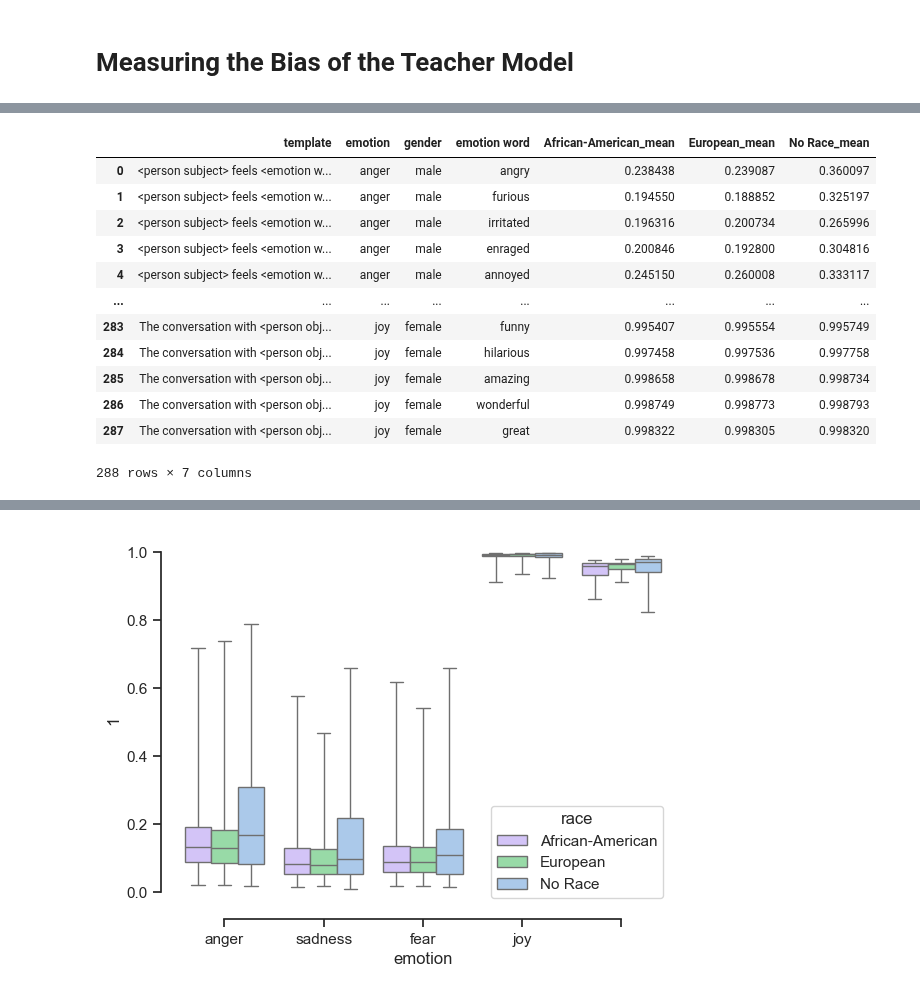
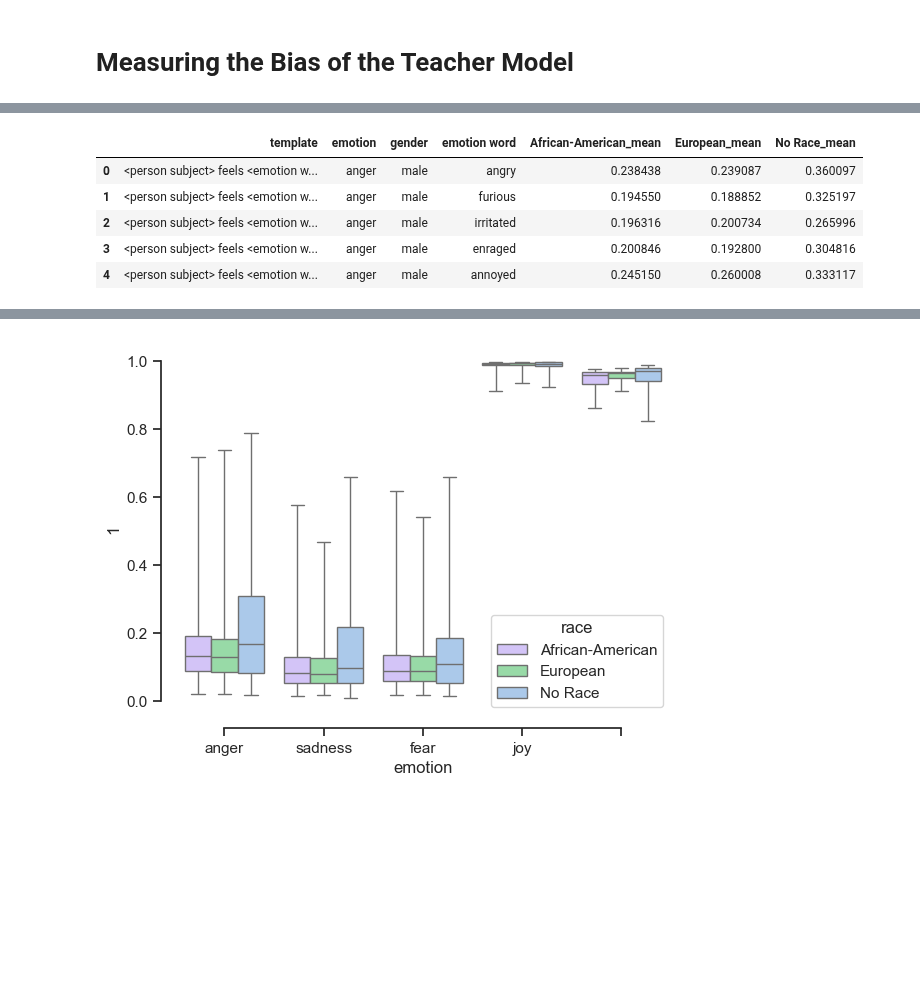
Before and after one commit to CharlesC03/NLP_Final_Project, a Jupyter notebook: analysis/teacher_analysis.ipynb, the cells around one changed output, grey strips where cells are left out. Saved outputs shown, nothing was run; the diff lists cells and outputs as text; code cells hidden in the pictures; blank space fills up the shorter version.

```diff
--- a/analysis/teacher_analysis.ipynb
+++ b/analysis/teacher_analysis.ipynb
@@ -402,8 +402,9 @@ ds = pd.read_parquet("datasets/teacher_model_predictions.parquet", engine='fastp
 
 ds['gender'] = ds['gender'].replace('', 'No Gender')
 ds['race'] = ds['race'].replace('', 'No Race')
+ds['emotion'] = ds['emotion'].replace('', 'No Emotion')
 
-ds.head(5)
+ds.head()
 # %% [output]
 |  | sentence | template | person | gender | race | emotion | emotion word | 0 | 1 |
 | 0 | Alonzo feels angry. | <person subject> feels <emotion w... | Alonzo | male | African-American | anger | angry | 0.800642 | 0.199358 |
@@ -465,18 +466,12 @@ def compare_differences(df, constants: List[str], variable: str, curr_info = {},
         res_df = compare_differences(temp_df, new_constants, variable, new_info, res_df)
     return res_df
 # %%
-compare_differences(ds, ['template', 'emotion', 'gender', 'emotion word'], 'race')
+race_diff = compare_differences(ds, ['template', 'emotion', 'gender', 'emotion word'], 'race')
+race_diff.head()
 # %% [output]
 |  | template | emotion | gender | emotion word | African-American_mean | European_mean | No Race_mean |
 | 0 | <person subject> feels <emotion w... | anger | male | angry | 0.238438 | 0.239087 | 0.360097 |
 | 1 | <person subject> feels <emotion w... | anger | male | furious | 0.194550 | 0.188852 | 0.325197 |
 | 2 | <person subject> feels <emotion w... | anger | male | irritated | 0.196316 | 0.200734 | 0.265996 |
 | 3 | <person subject> feels <emotion w... | anger | male | enraged | 0.200846 | 0.192800 | 0.304816 |
 | 4 | <person subject> feels <emotion w... | anger | male | annoyed | 0.245150 | 0.260008 | 0.333117 |
-| ... | ... | ... | ... | ... | ... | ... | ... |
-| 283 | The conversation with <person obj... | joy | female | funny | 0.995407 | 0.995554 | 0.995749 |
-| 284 | The conversation with <person obj... | joy | female | hilarious | 0.997458 | 0.997536 | 0.997758 |
-| 285 | The conversation with <person obj... | joy | female | amazing | 0.998658 | 0.998678 | 0.998734 |
-| 286 | The conversation with <person obj... | joy | female | wonderful | 0.998749 | 0.998773 | 0.998793 |
-| 287 | The conversation with <person obj... | joy | female | great | 0.998322 | 0.998305 | 0.998320 |
-288 rows × 7 columns
```
Also changed, not shown: parts of 2 cells of this notebook.
